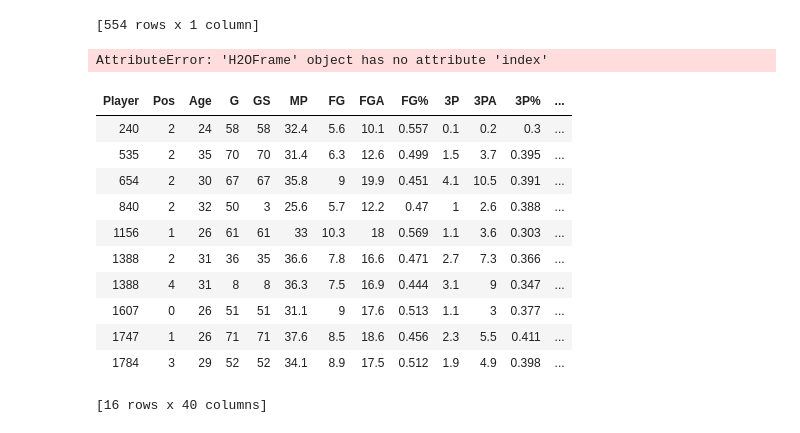
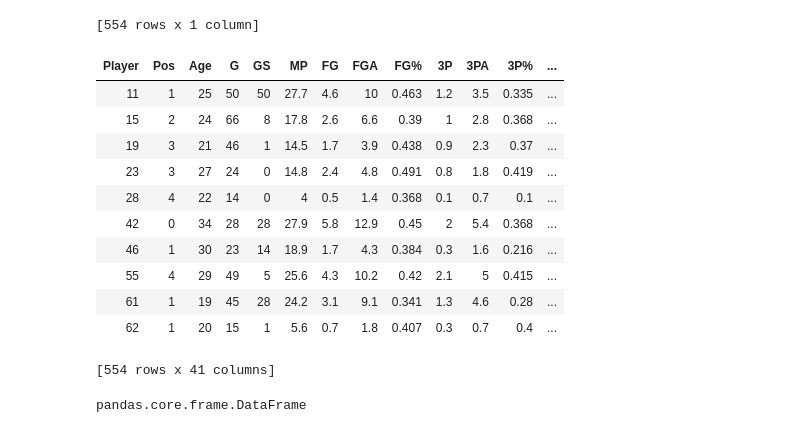
Before and after one commit to MartinErwan/ML_NBA_MVP_Prediction, a Jupyter notebook: PFE_Prediction.ipynb, the cells around one changed output. Saved outputs shown, nothing was run; the diff lists cells and outputs as text; code cells hidden in the pictures.

Commit message:
Test H2o

```diff
--- a/PFE_Prediction.ipynb
+++ b/PFE_Prediction.ipynb
@@ -732,21 +732,23 @@ preds
 | -0.00109184 |
 [554 rows x 1 column]
 # %%
-pred_to_df(preds,test,"Share")
+test["Pred_Share"] = preds
-# %% [output]
-AttributeError: 'H2OFrame' object has no attribute 'index'
 # %%
-test[test["Share"]>0]
+test
 # %% [output]
 | Player | Pos | Age | G | GS | MP | FG | FGA | FG% | 3P | 3PA | 3P% | ... |
-| 240 | 2 | 24 | 58 | 58 | 32.4 | 5.6 | 10.1 | 0.557 | 0.1 | 0.2 | 0.3 | ... |
-| 535 | 2 | 35 | 70 | 70 | 31.4 | 6.3 | 12.6 | 0.499 | 1.5 | 3.7 | 0.395 | ... |
-| 654 | 2 | 30 | 67 | 67 | 35.8 | 9 | 19.9 | 0.451 | 4.1 | 10.5 | 0.391 | ... |
-| 840 | 2 | 32 | 50 | 3 | 25.6 | 5.7 | 12.2 | 0.47 | 1 | 2.6 | 0.388 | ... |
-| 1156 | 1 | 26 | 61 | 61 | 33 | 10.3 | 18 | 0.569 | 1.1 | 3.6 | 0.303 | ... |
-| 1388 | 2 | 31 | 36 | 35 | 36.6 | 7.8 | 16.6 | 0.471 | 2.7 | 7.3 | 0.366 | ... |
-| 1388 | 4 | 31 | 8 | 8 | 36.3 | 7.5 | 16.9 | 0.444 | 3.1 | 9 | 0.347 | ... |
-| 1607 | 0 | 26 | 51 | 51 | 31.1 | 9 | 17.6 | 0.513 | 1.1 | 3 | 0.377 | ... |
-| 1747 | 1 | 26 | 71 | 71 | 37.6 | 8.5 | 18.6 | 0.456 | 2.3 | 5.5 | 0.411 | ... |
-| 1784 | 3 | 29 | 52 | 52 | 34.1 | 8.9 | 17.5 | 0.512 | 1.9 | 4.9 | 0.398 | ... |
+| 11 | 1 | 25 | 50 | 50 | 27.7 | 4.6 | 10 | 0.463 | 1.2 | 3.5 | 0.335 | ... |
+| 15 | 2 | 24 | 66 | 8 | 17.8 | 2.6 | 6.6 | 0.39 | 1 | 2.8 | 0.368 | ... |
+| 19 | 3 | 21 | 46 | 1 | 14.5 | 1.7 | 3.9 | 0.438 | 0.9 | 2.3 | 0.37 | ... |
+| 23 | 3 | 27 | 24 | 0 | 14.8 | 2.4 | 4.8 | 0.491 | 0.8 | 1.8 | 0.419 | ... |
+| 28 | 4 | 22 | 14 | 0 | 4 | 0.5 | 1.4 | 0.368 | 0.1 | 0.7 | 0.1 | ... |
+| 42 | 0 | 34 | 28 | 28 | 27.9 | 5.8 | 12.9 | 0.45 | 2 | 5.4 | 0.368 | ... |
+| 46 | 1 | 30 | 23 | 14 | 18.9 | 1.7 | 4.3 | 0.384 | 0.3 | 1.6 | 0.216 | ... |
+| 55 | 4 | 29 | 49 | 5 | 25.6 | 4.3 | 10.2 | 0.42 | 2.1 | 5 | 0.415 | ... |
+| 61 | 1 | 19 | 45 | 28 | 24.2 | 3.1 | 9.1 | 0.341 | 1.3 | 4.6 | 0.28 | ... |
+| 62 | 1 | 20 | 15 | 1 | 5.6 | 0.7 | 1.8 | 0.407 | 0.3 | 0.7 | 0.4 | ... |
-[16 rows x 40 columns]
+[554 rows x 41 columns]
+# %%
+type(pd.DataFrame(test["Pred_Share"]))
+# %% [output]
+pandas.core.frame.DataFrame
```
Also changed, not shown: parts of 5 cells of this notebook.
